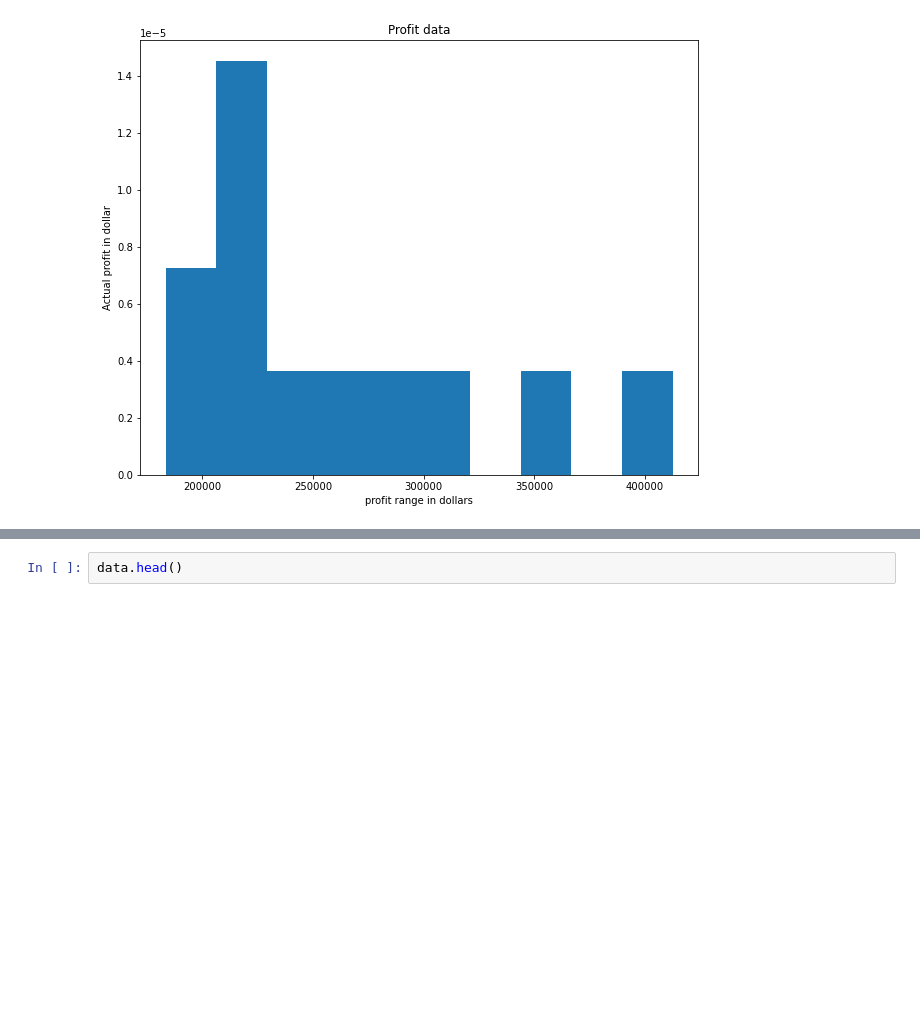
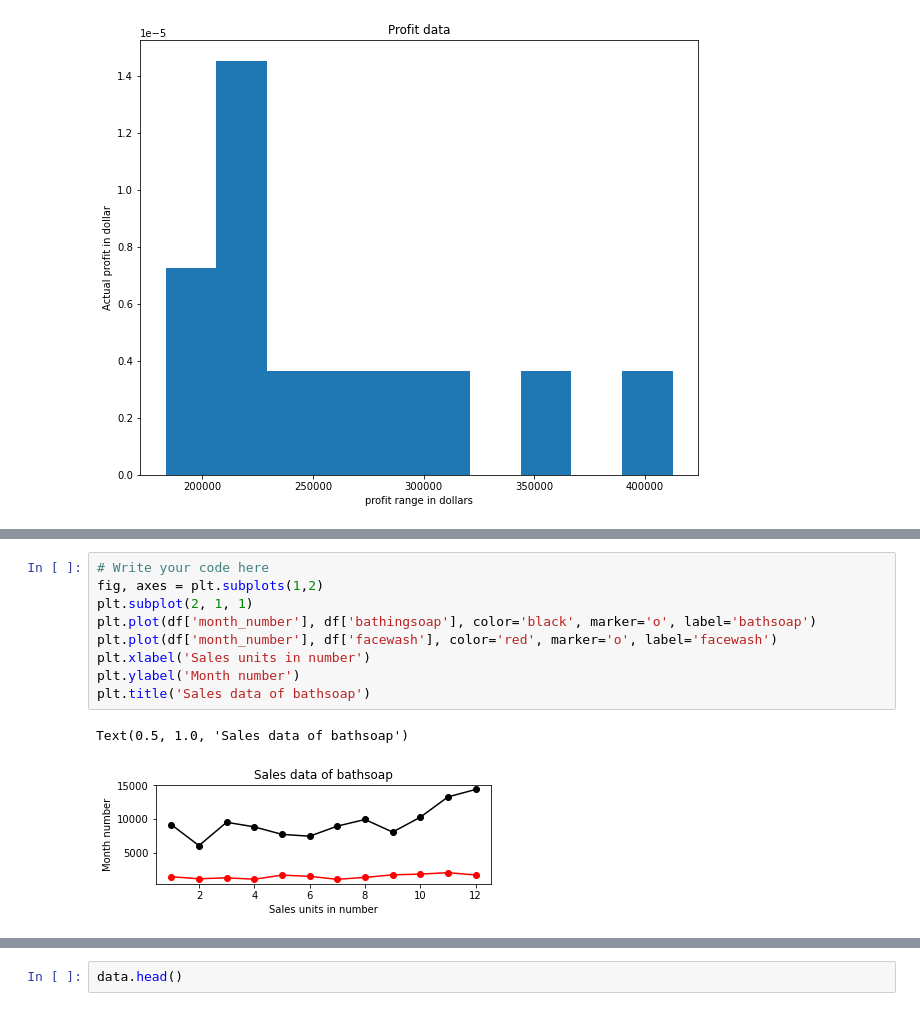
Before and after one commit to sardorick/strive_practice, a Jupyter notebook: 09. Matplotlib/Matplotlib_exercises.ipynb, the cells around one changed output, grey strips where cells are left out. Cells and saved outputs as stored; diff of their text form; blank space fills up the shorter version.

```diff
--- a/09. Matplotlib/Matplotlib_exercises.ipynb
+++ b/09. Matplotlib/Matplotlib_exercises.ipynb
@@ -183,3 +185,15 @@ Text(0.5, 1.0, 'Sales data of facewash')
+# %%
+# Write your code here
+fig, axes = plt.subplots(1,2)
+plt.subplot(2, 1, 1)
+plt.plot(df['month_number'], df['bathingsoap'], color='black', marker='o', label='bathsoap')
+plt.plot(df['month_number'], df['facewash'], color='red', marker='o', label='facewash')
+plt.xlabel('Sales units in number')
+plt.ylabel('Month number')
+plt.title('Sales data of bathsoap')
+# %% [output]
+Text(0.5, 1.0, 'Sales data of bathsoap')
+[figure, added]
 # %% [markdown]
 ### Exercise 10: Read all product sales data and show it using the stack plot.
 The Stack plot should look like this:
```
Also changed, not shown: parts of 2 cells of this notebook.
